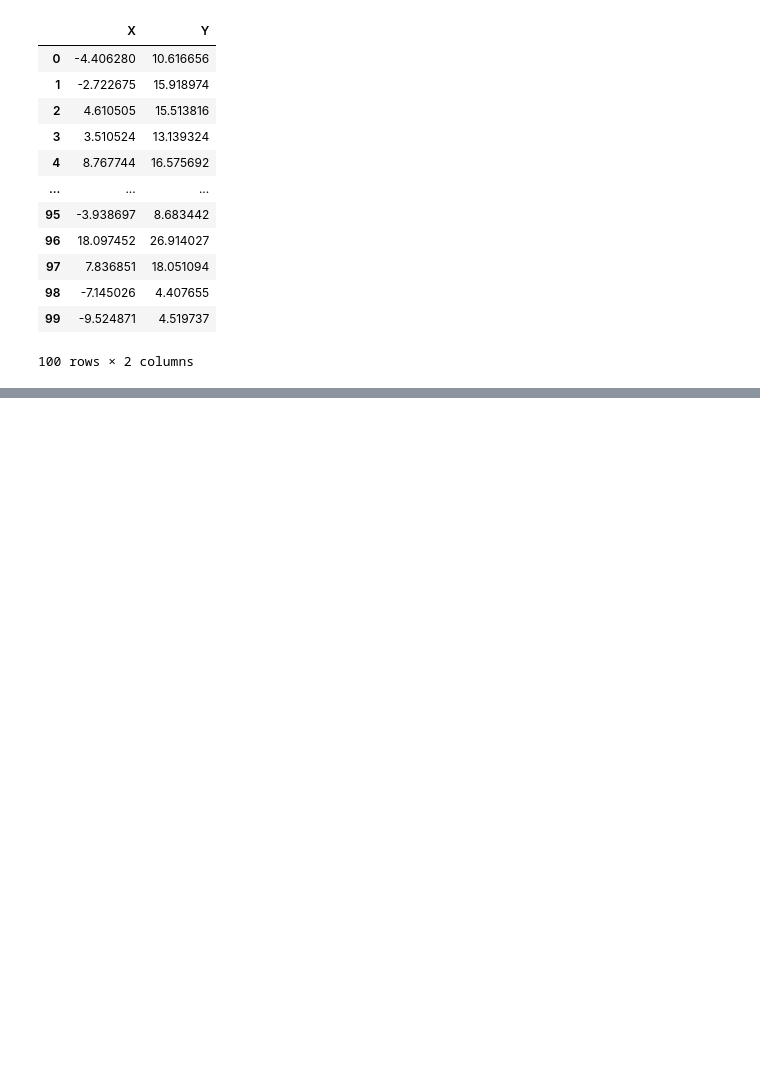
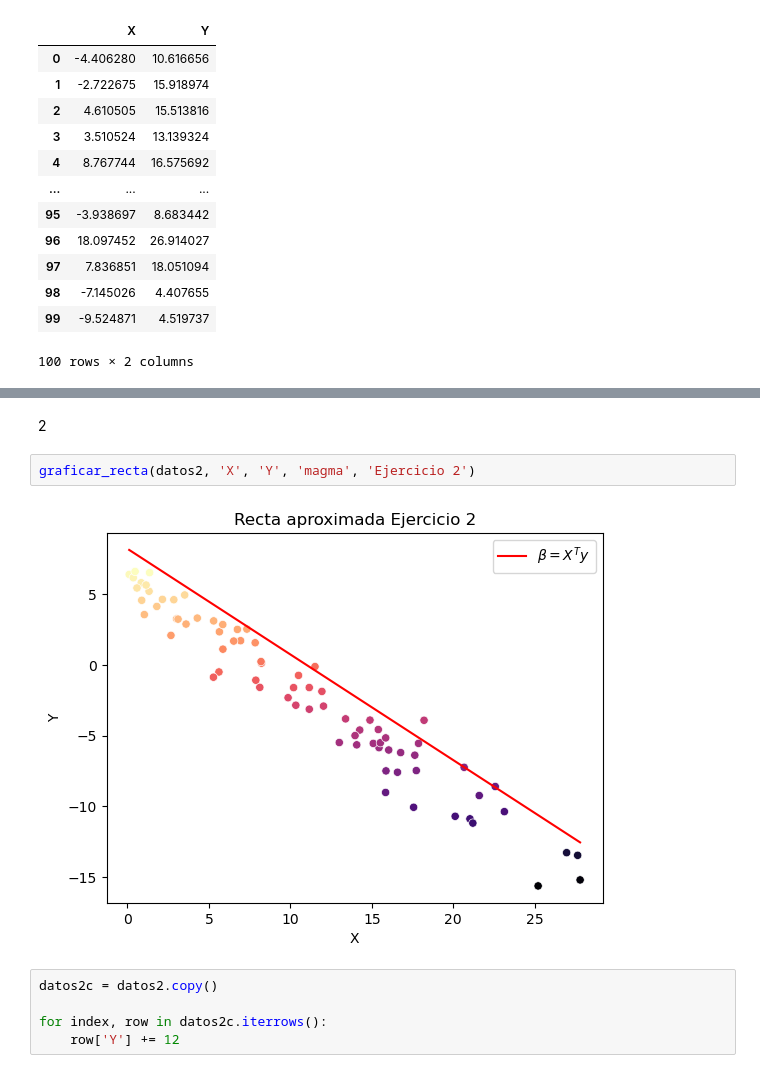
Before and after one commit to seremare9/tp1_metodos, a Jupyter notebook: codigo.ipynb, the cells around one changed output, grey strips where cells are left out. Drawn from its saved outputs; the diff is of its cells as text; blank space fills up the shorter version.

```diff
--- a/codigo.ipynb
+++ b/codigo.ipynb
@@ -71,0 +103,11 @@ graficar(datos1c, 'X', 'Y', 'Ejercicio 1C')
+# %% [markdown]
+2
+# %%
+graficar_recta(datos2, 'X', 'Y', 'magma', 'Ejercicio 2')
+# %% [output]
+[figure, added]
+# %%
+datos2c = datos2.copy()
+
+for index, row in datos2c.iterrows():
+    row['Y'] += 12
```
Also changed, not shown: parts of 13 cells of this notebook.
